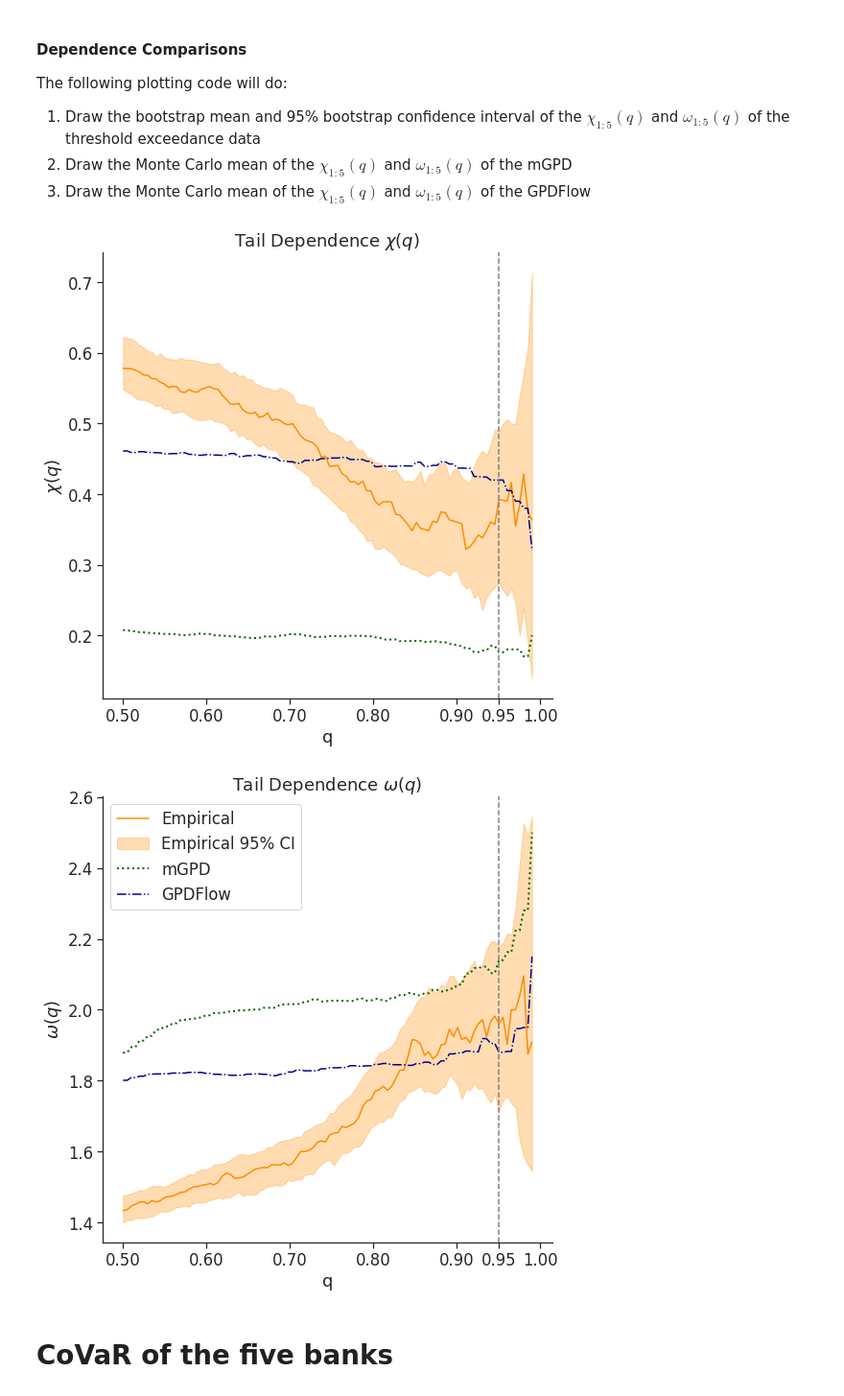
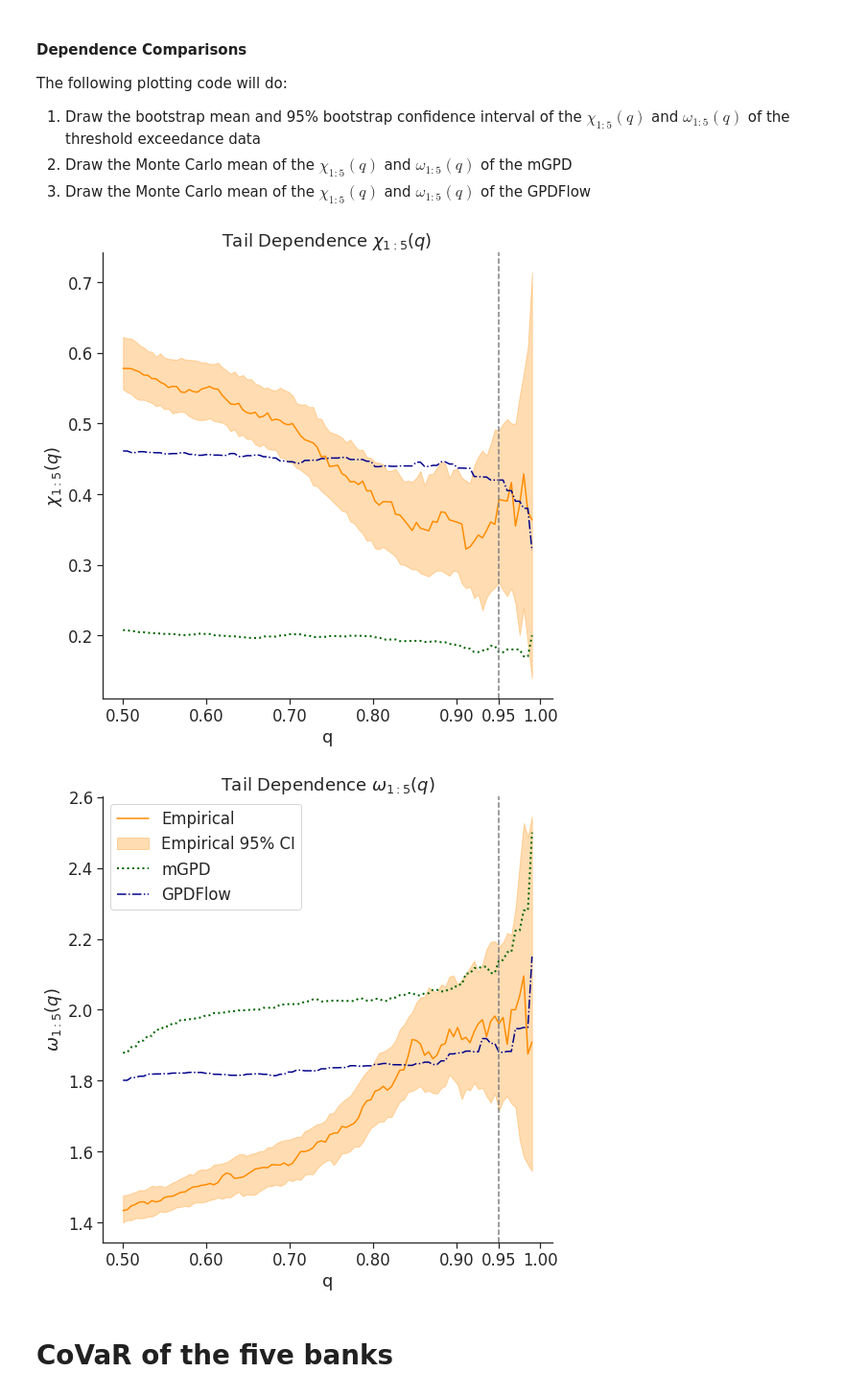
Before and after one commit to hcl516926907/GPDFlow, a Jupyter notebook: Application.ipynb, the cells around one changed output. Shown at 96% size. Saved outputs shown, nothing was run; the diff lists cells and outputs as text; code cells hidden in the pictures.

Commit message:
Minor corrections on plot labels

```diff
--- a/Application.ipynb
+++ b/Application.ipynb
@@ -527,39 +527,39 @@ ticks =  [0.5, 0.6, 0.7, 0.8, 0.9, 0.95, 1]
 ax.plot(p_grid, chi_empirical_mean, label='Empirical', color='darkorange')
 ax.fill_between(p_grid, chi_empirical_lower, chi_empirical_upper, color='darkorange', alpha=0.3,
                 label='Empirical 95% CI')
 ax.plot(p_grid, chi_mGPD_mean, label='mGPD', color='darkgreen',linestyle = 'dotted',lw=2)
 ax.plot(p_grid, chi_GPDFlow_mean, label='GPDFlow', color='darkblue',linestyle = 'dashdot')
 ax.axvline(x=0.95, color='gray', linestyle='--')
-ax.set_title(r"Tail Dependence $\chi(q)$ ")
+ax.set_title(r"Tail Dependence $\chi_{1:5}(q)$ ")
 ax.set_xlabel('q')
-ax.set_ylabel(r'$\chi(q)$')
+ax.set_ylabel(r'$\chi_{1:5}(q)$')
 # ax.legend()
 sns.despine()
 ax.set_xticks(ticks)
 plt.tight_layout()
 plt.savefig(dir_out + 'Plots/'+'chi_estimation.pdf',bbox_inches='tight')
 plt.show()
 
 # ----- Plot Tail Dependence (ω) for cond='or' -----
 fig, ax = plt.subplots(figsize=(8, 8))
 ax.plot(p_grid, omega_empirical_mean, label='Empirical', color='darkorange')
 ax.fill_between(p_grid, omega_empirical_lower, omega_empirical_upper, color='darkorange', alpha=0.3,
                 label='Empirical 95% CI')
 ax.plot(p_grid, omega_mGPD_mean, label='mGPD', color='darkgreen',linestyle = 'dotted', lw=2)
 ax.plot(p_grid, omega_GPDFlow_mean, label='GPDFlow', color='darkblue',linestyle = 'dashdot')
 ax.axvline(x=0.95, color='gray', linestyle='--')
-ax.set_title(r"Tail Dependence $\omega(q)$")
+ax.set_title(r"Tail Dependence $\omega_{1:5}(q)$")
 ax.set_xlabel('q')
-ax.set_ylabel(r'$\omega(q)$')
+ax.set_ylabel(r'$\omega_{1:5}(q)$')
 ax.legend(loc='upper left')
 sns.despine()
 ax.set_xticks(ticks)
 plt.tight_layout()
 plt.savefig(dir_out + 'Plots/'+'omega_estimation.pdf',bbox_inches='tight')
 plt.show()
 # %% [output]
-[figure, old version]
+[figure, new version]
-[figure, old version]
+[figure, new version]
 # %% [markdown]
 # CoVaR of the five banks
 # %% [markdown]
```
Also changed, not shown: 3 other files.
